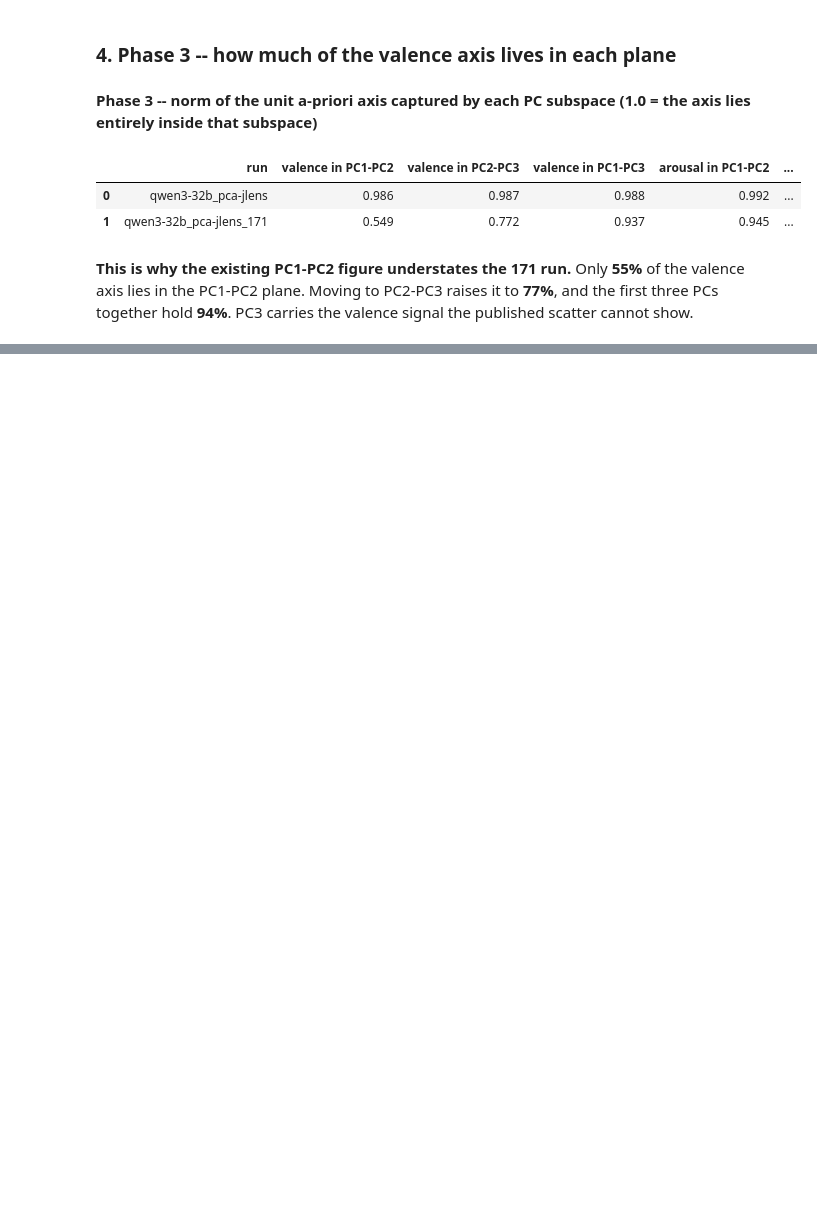
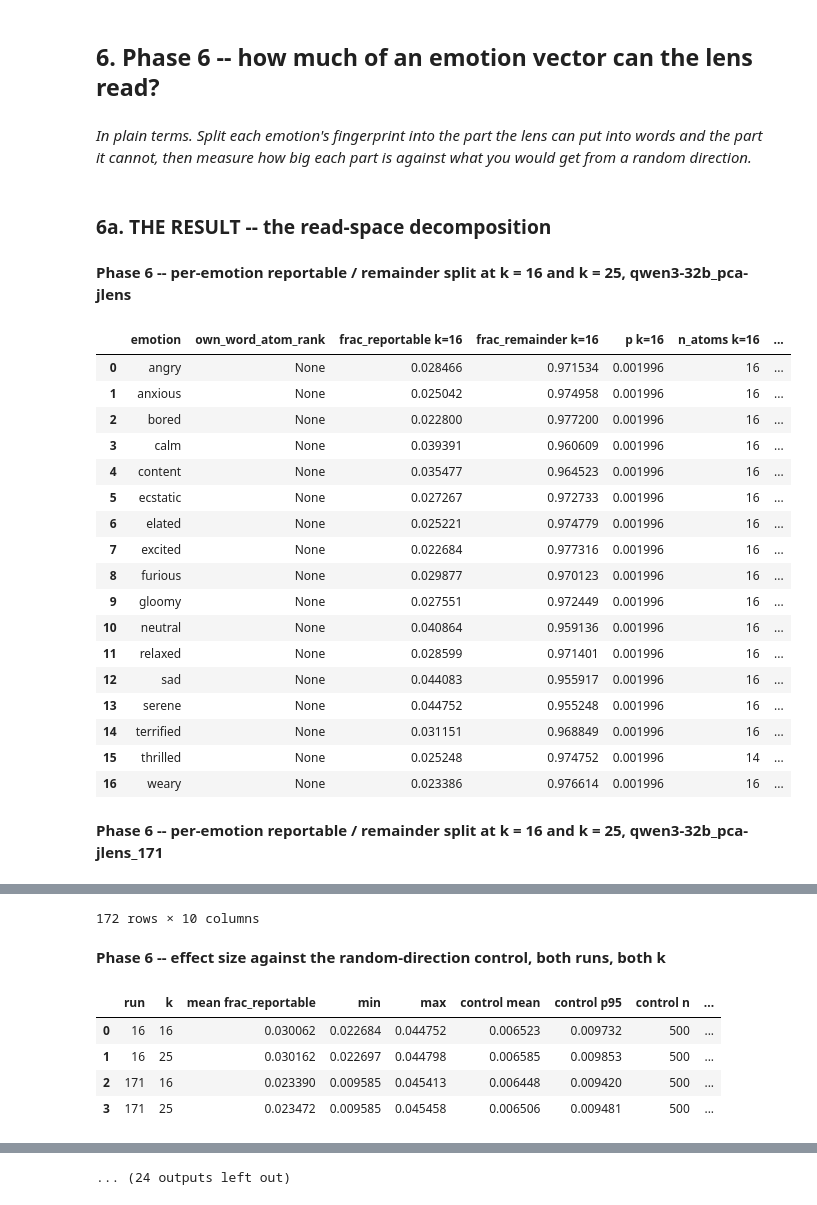
Before and after one commit to tristan-day-research/emotion_vector_perspectives, a Jupyter notebook: analysis/results_notebook.ipynb, the cells around one changed output, grey strips where cells are left out. Cells and saved outputs as stored; diff of their text form; code cells hidden in the pictures; blank space fills up the shorter version.

```diff
--- a/analysis/results_notebook.ipynb
+++ b/analysis/results_notebook.ipynb
@@ -1058,42 +558,26 @@ with guard("Phase 3 axis correspondence"):
 # %%
-display(Markdown("### 4. Phase 3 -- how much of the valence axis lives in each plane"))
-
-INPLANE = {}
-with guard("Phase 3 in-plane fractions"):
-    rows = []
-    for key in RUN_KEYS:
-        if key not in ALIGN:
-            continue
-        align = ALIGN[key].set_index("pc")
-        def frac(axis, pcs):
-            return float(np.sqrt(sum(align.loc[p, f"cos_{axis}"] ** 2 for p in pcs)))
-        INPLANE[key] = {
-            "valence in PC1-PC2": frac("valence", [1, 2]),
-            "valence in PC2-PC3": frac("valence", [2, 3]),
-            "valence in PC1-PC3": frac("valence", [1, 2, 3]),
-            "arousal in PC1-PC2": frac("arousal", [1, 2]),
-            "arousal in PC2-PC3": frac("arousal", [2, 3]),
-            "arousal in PC1-PC3": frac("arousal", [1, 2, 3]),
-        }
-        rows.append({"run": RUNS[key], **{k: round(v, 3) for k, v in INPLANE[key].items()}})
-    if rows:
-        emit_table(pd.DataFrame(rows),
-                   "Phase 3 -- norm of the unit a-priori axis captured by each PC subspace "
-                   "(1.0 = the axis lies entirely inside that subspace)")
-        if "171" in INPLANE:
-            v12 = INPLANE["171"]["valence in PC1-PC2"]
-            v23 = INPLANE["171"]["valence in PC2-PC3"]
-            v123 = INPLANE["171"]["valence in PC1-PC3"]
-            emit(
-                f"**This is why the existing PC1-PC2 figure understates the 171 run.** Only "
-                f"**{v12:.0%}** of the valence axis lies in the PC1-PC2 plane. Moving to PC2-PC3 "
-                f"raises it to **{v23:.0%}**, and the first three PCs together hold **{v123:.0%}**. "
-                f"PC3 carries the valence signal the published scatter cannot show."
-            )
+S.phase6()
 # %% [output]
-### 4. Phase 3 -- how much of the valence axis lives in each plane
+## 6. Phase 6 -- how much of an emotion vector can the lens read?
-**Phase 3 -- norm of the unit a-priori axis captured by each PC subspace (1.0 = the axis lies entirely inside that subspace)**
+*In plain terms.* *Split each emotion's fingerprint into the part the lens can put into words and the part it cannot, then measure how big each part is against what you would get from a random direction.*
+### 6a. THE RESULT -- the read-space decomposition
+**Phase 6 -- per-emotion reportable / remainder split at k = 16 and k = 25, qwen3-32b_pca-jlens**
-|  | run | valence in PC1-PC2 | valence in PC2-PC3 | valence in PC1-PC3 | arousal in PC1-PC2 | ... |
-| 0 | qwen3-32b_pca-jlens | 0.986 | 0.987 | 0.988 | 0.992 | ... |
-| 1 | qwen3-32b_pca-jlens_171 | 0.549 | 0.772 | 0.937 | 0.945 | ... |
+|  | emotion | own_word_atom_rank | frac_reportable k=16 | frac_remainder k=16 | p k=16 | n_atoms k=16 | ... |
+| 0 | angry | None | 0.028466 | 0.971534 | 0.001996 | 16 | ... |
+| 1 | anxious | None | 0.025042 | 0.974958 | 0.001996 | 16 | ... |
+| 2 | bored | None | 0.022800 | 0.977200 | 0.001996 | 16 | ... |
+| 3 | calm | None | 0.039391 | 0.960609 | 0.001996 | 16 | ... |
+| 4 | content | None | 0.035477 | 0.964523 | 0.001996 | 16 | ... |
+| 5 | ecstatic | None | 0.027267 | 0.972733 | 0.001996 | 16 | ... |
+| 6 | elated | None | 0.025221 | 0.974779 | 0.001996 | 16 | ... |
+| 7 | excited | None | 0.022684 | 0.977316 | 0.001996 | 16 | ... |
+| 8 | furious | None | 0.029877 | 0.970123 | 0.001996 | 16 | ... |
+| 9 | gloomy | None | 0.027551 | 0.972449 | 0.001996 | 16 | ... |
+| 10 | neutral | None | 0.040864 | 0.959136 | 0.001996 | 16 | ... |
+| 11 | relaxed | None | 0.028599 | 0.971401 | 0.001996 | 16 | ... |
+| 12 | sad | None | 0.044083 | 0.955917 | 0.001996 | 16 | ... |
+| 13 | serene | None | 0.044752 | 0.955248 | 0.001996 | 16 | ... |
+| 14 | terrified | None | 0.031151 | 0.968849 | 0.001996 | 16 | ... |
+| 15 | thrilled | None | 0.025248 | 0.974752 | 0.001996 | 14 | ... |
+| 16 | weary | None | 0.023386 | 0.976614 | 0.001996 | 16 | ... |
-**This is why the existing PC1-PC2 figure understates the 171 run.** Only **55%** of the valence axis lies in the PC1-PC2 plane. Moving to PC2-PC3 raises it to **77%**, and the first three PCs together hold **94%**. PC3 carries the valence signal the published scatter cannot show.
+**Phase 6 -- per-emotion reportable / remainder split at k = 16 and k = 25, qwen3-32b_pca-jlens_171**
@@ -1099,0 +596,7 @@ with guard("Phase 3 in-plane fractions"):
+172 rows × 10 columns
+**Phase 6 -- effect size against the random-direction control, both runs, both k**
+|  | run | k | mean frac_reportable | min | max | control mean | control p95 | control n | ... |
+| 0 | 16 | 16 | 0.030062 | 0.022684 | 0.044752 | 0.006523 | 0.009732 | 500 | ... |
+| 1 | 16 | 25 | 0.030162 | 0.022697 | 0.044798 | 0.006585 | 0.009853 | 500 | ... |
+| 2 | 171 | 16 | 0.023390 | 0.009585 | 0.045413 | 0.006448 | 0.009420 | 500 | ... |
+| 3 | 171 | 25 | 0.023472 | 0.009585 | 0.045458 | 0.006506 | 0.009481 | 500 | ... |
@@ -1099,0 +609 @@ with guard("Phase 3 in-plane fractions"):
+... (24 outputs left out)
```
Also changed, not shown: parts of 51 cells of this notebook, 40 other files.
